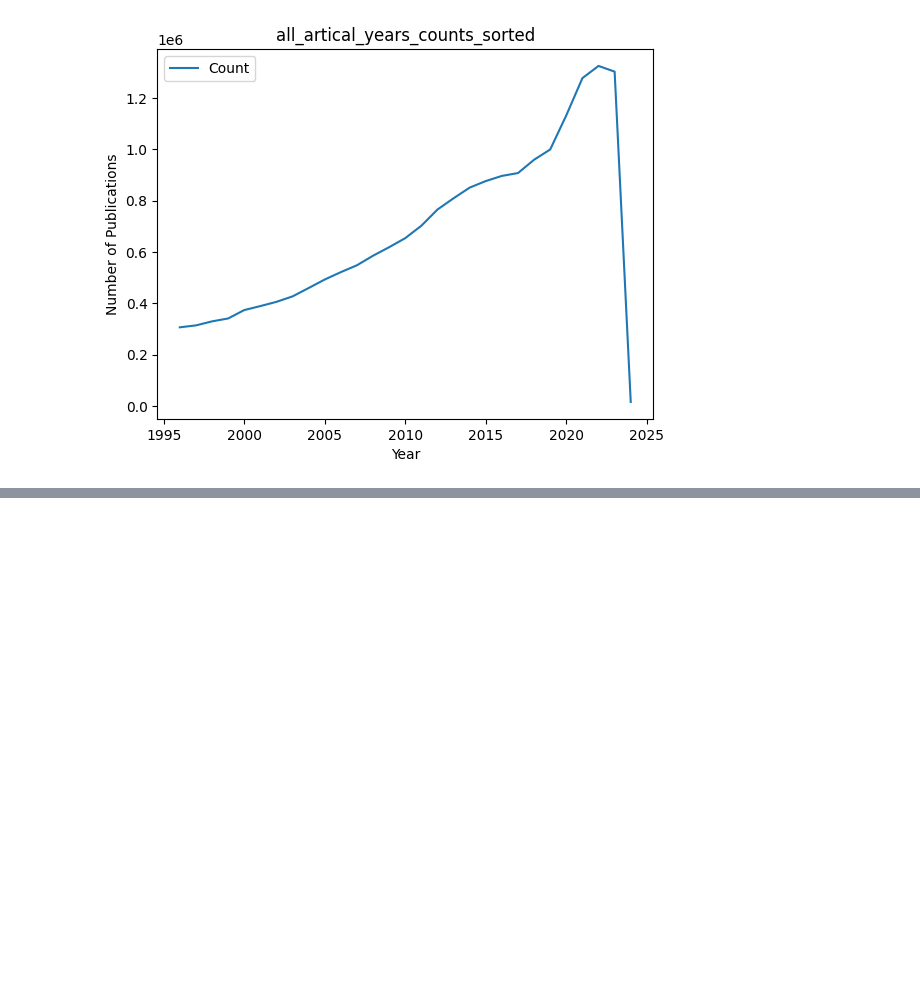
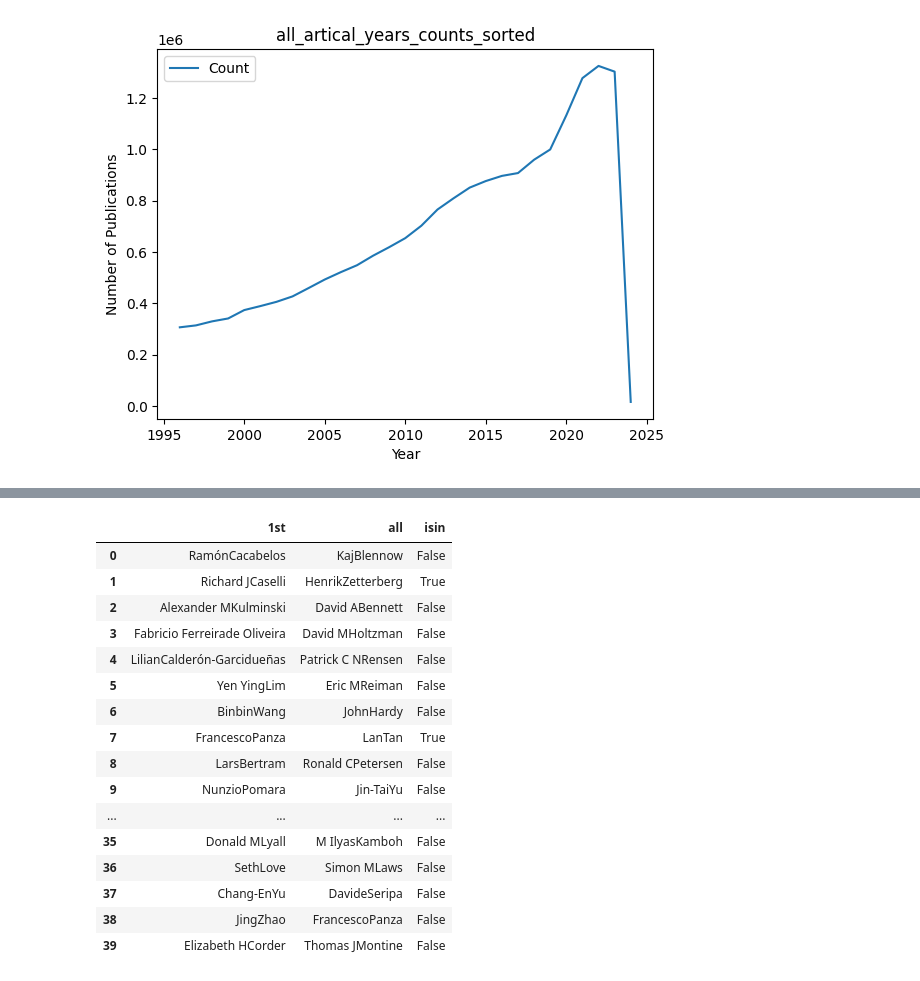
Before and after one commit to SeanWang5868/Gene_APOE, a Jupyter notebook: APOE.ipynb, the cells around one changed output, grey strips where cells are left out. Cells and saved outputs as stored; diff of their text form; code cells hidden in the pictures; blank space fills up the shorter version.

```diff
--- a/APOE.ipynb
+++ b/APOE.ipynb
@@ -140,0 +180,30 @@ plt.show()
+# %%
+top_20_authors_index = top_20_authors.reset_index()
+top_40_authors_all_index = top_40_authors_all.reset_index()
+
+first_series = pd.Series(top_20_authors_index["index"].values)
+all_series = pd.Series(top_40_authors_all_index["index"].values)
+
+df = pd.concat([first_series,all_series],axis=1)
+
+df.columns = ['1st', 'all']
+df["isin"] = df["1st"].isin(df["all"])
+df
+# %% [output]
+|  | 1st | all | isin |
+| 0 | RamónCacabelos | KajBlennow | False |
+| 1 | Richard JCaselli | HenrikZetterberg | True |
+| 2 | Alexander MKulminski | David ABennett | False |
+| 3 | Fabricio Ferreirade Oliveira | David MHoltzman | False |
+| 4 | LilianCalderón-Garcidueñas | Patrick C NRensen | False |
+| 5 | Yen YingLim | Eric MReiman | False |
+| 6 | BinbinWang | JohnHardy | False |
+| 7 | FrancescoPanza | LanTan | True |
+| 8 | LarsBertram | Ronald CPetersen | False |
+| 9 | NunzioPomara | Jin-TaiYu | False |
+| ... | ... | ... | ... |
+| 35 | Donald MLyall | M IlyasKamboh | False |
+| 36 | SethLove | Simon MLaws | False |
+| 37 | Chang-EnYu | DavideSeripa | False |
+| 38 | JingZhao | FrancescoPanza | False |
+| 39 | Elizabeth HCorder | Thomas JMontine | False |
```
Also changed, not shown: parts of 5 cells of this notebook.
